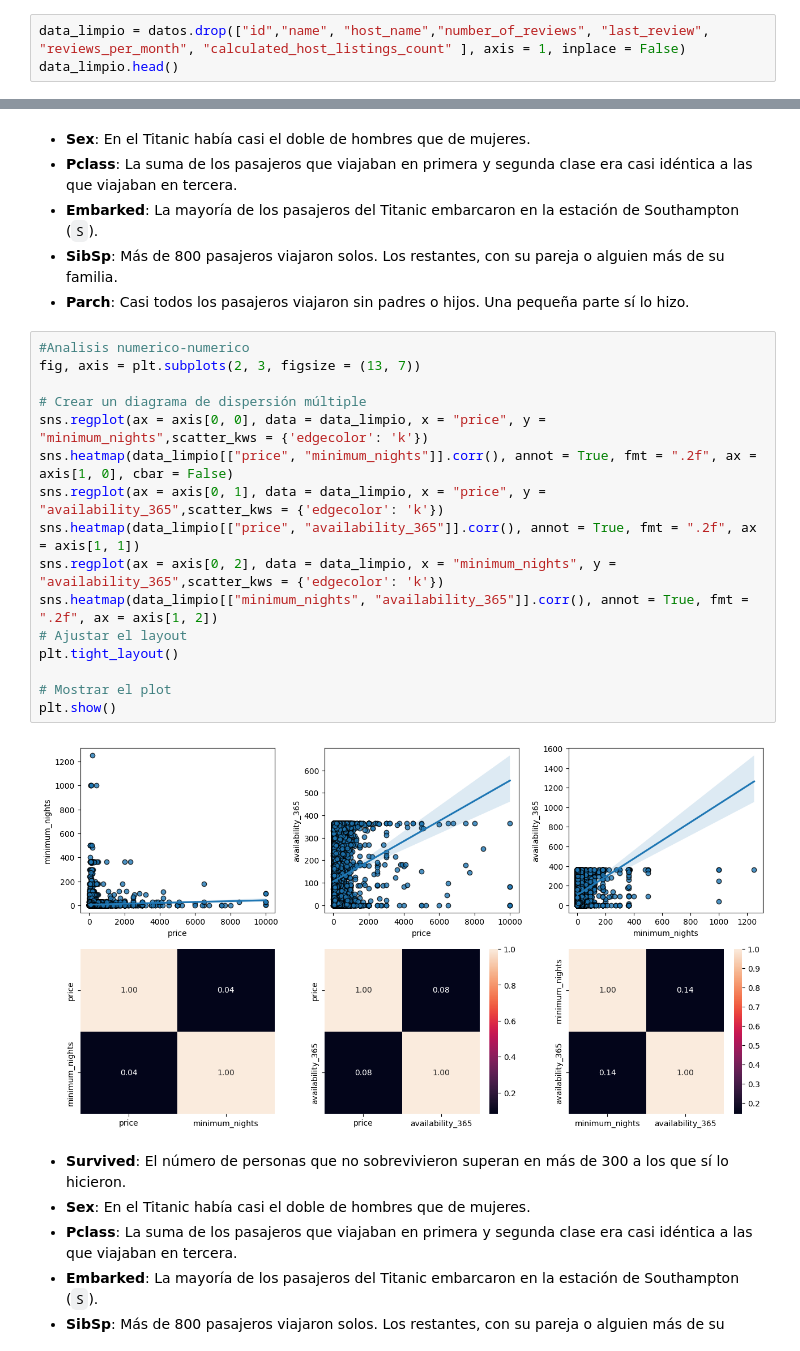
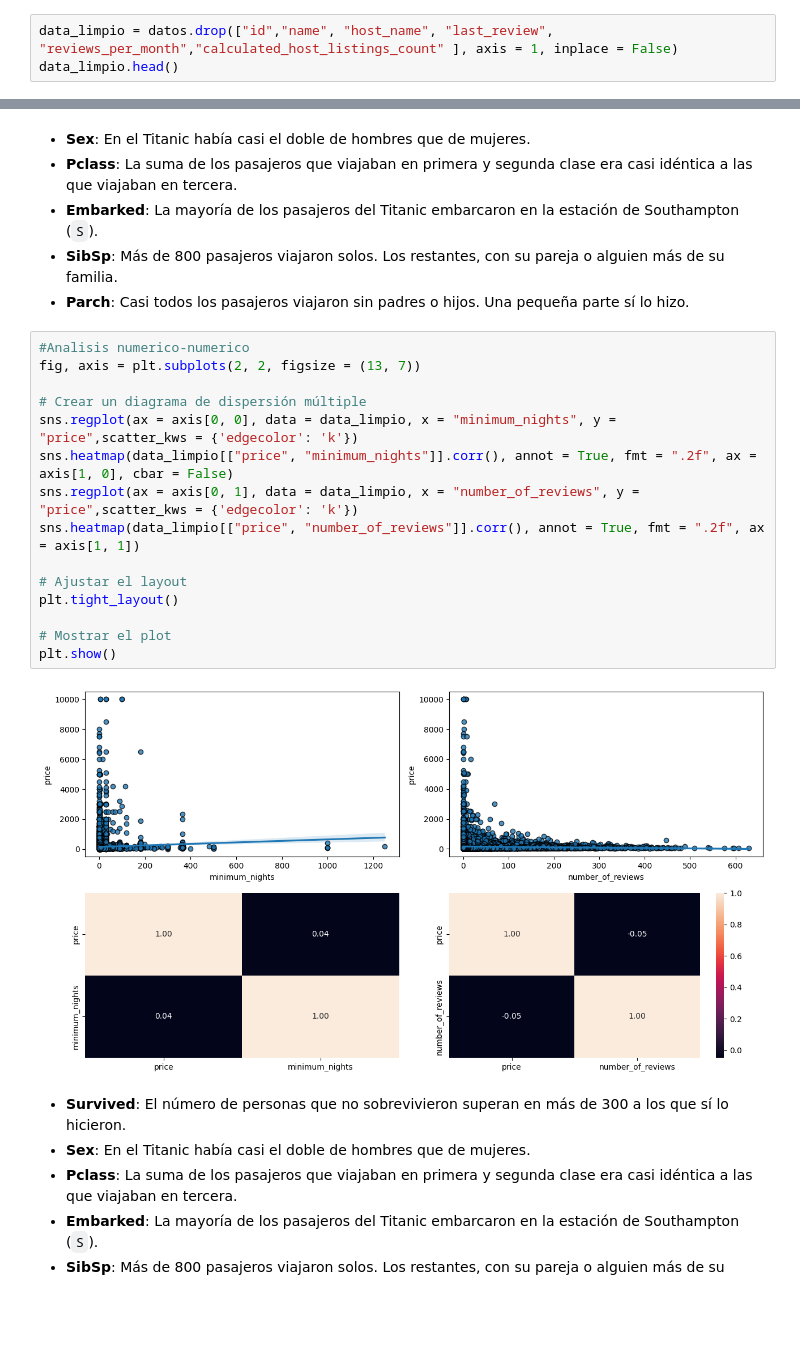
Before and after one commit to Jmajado/machine-learning-python-template, a Jupyter notebook: src/explore.ipynb, the cells around one changed output, grey strips where cells are left out. Cells and saved outputs as stored; diff of their text form; blank space fills up the shorter version.

```diff
--- a/src/explore.ipynb
+++ b/src/explore.ipynb
@@ -50,7 +50,7 @@ datos.duplicated().sum()
 # %% [output]
 np.int64(0)
 # %%
-data_limpio = datos.drop(["id","name", "host_name","number_of_reviews", "last_review", "reviews_per_month", "calculated_host_listings_count" ], axis = 1, inplace = False)
+data_limpio = datos.drop(["id","name", "host_name", "last_review", "reviews_per_month","calculated_host_listings_count" ], axis = 1, inplace = False)
 data_limpio.head()
 # %% [output]
 |  | host_id | neighbourhood_group | neighbourhood | latitude | longitude | room_type | price | minimum_nights | ... |
@@ -106,22 +106,21 @@ plt.show()
 - **Parch**: Casi todos los pasajeros viajaron sin padres o hijos. Una pequeña parte sí lo hizo.
 # %%
 #Analisis numerico-numerico
-fig, axis = plt.subplots(2, 3, figsize = (13, 7))
+fig, axis = plt.subplots(2, 2, figsize = (13, 7))
 
 # Crear un diagrama de dispersión múltiple
-sns.regplot(ax = axis[0, 0], data = data_limpio, x = "price", y = "minimum_nights",scatter_kws = {'edgecolor': 'k'})
+sns.regplot(ax = axis[0, 0], data = data_limpio, x = "minimum_nights", y = "price",scatter_kws = {'edgecolor': 'k'})
 sns.heatmap(data_limpio[["price", "minimum_nights"]].corr(), annot = True, fmt = ".2f", ax = axis[1, 0], cbar = False)
-sns.regplot(ax = axis[0, 1], data = data_limpio, x = "price", y = "availability_365",scatter_kws = {'edgecolor': 'k'})
-sns.heatmap(data_limpio[["price", "availability_365"]].corr(), annot = True, fmt = ".2f", ax = axis[1, 1])
-sns.regplot(ax = axis[0, 2], data = data_limpio, x = "minimum_nights", y = "availability_365",scatter_kws = {'edgecolor': 'k'})
-sns.heatmap(data_limpio[["minimum_nights", "availability_365"]].corr(), annot = True, fmt = ".2f", ax = axis[1, 2])
+sns.regplot(ax = axis[0, 1], data = data_limpio, x = "number_of_reviews", y = "price",scatter_kws = {'edgecolor': 'k'})
+sns.heatmap(data_limpio[["price", "number_of_reviews"]].corr(), annot = True, fmt = ".2f", ax = axis[1, 1])
+
 # Ajustar el layout
 plt.tight_layout()
 
 # Mostrar el plot
 plt.show()
 # %% [output]
-[figure, old version]
+[figure, new version]
 # %% [markdown]
 - **Survived**: El número de personas que no sobrevivieron superan en más de 300 a los que sí lo hicieron.
 - **Sex**: En el Titanic había casi el doble de hombres que de mujeres.
```
Also changed, not shown: parts of 16 cells of this notebook, 8 other files.
